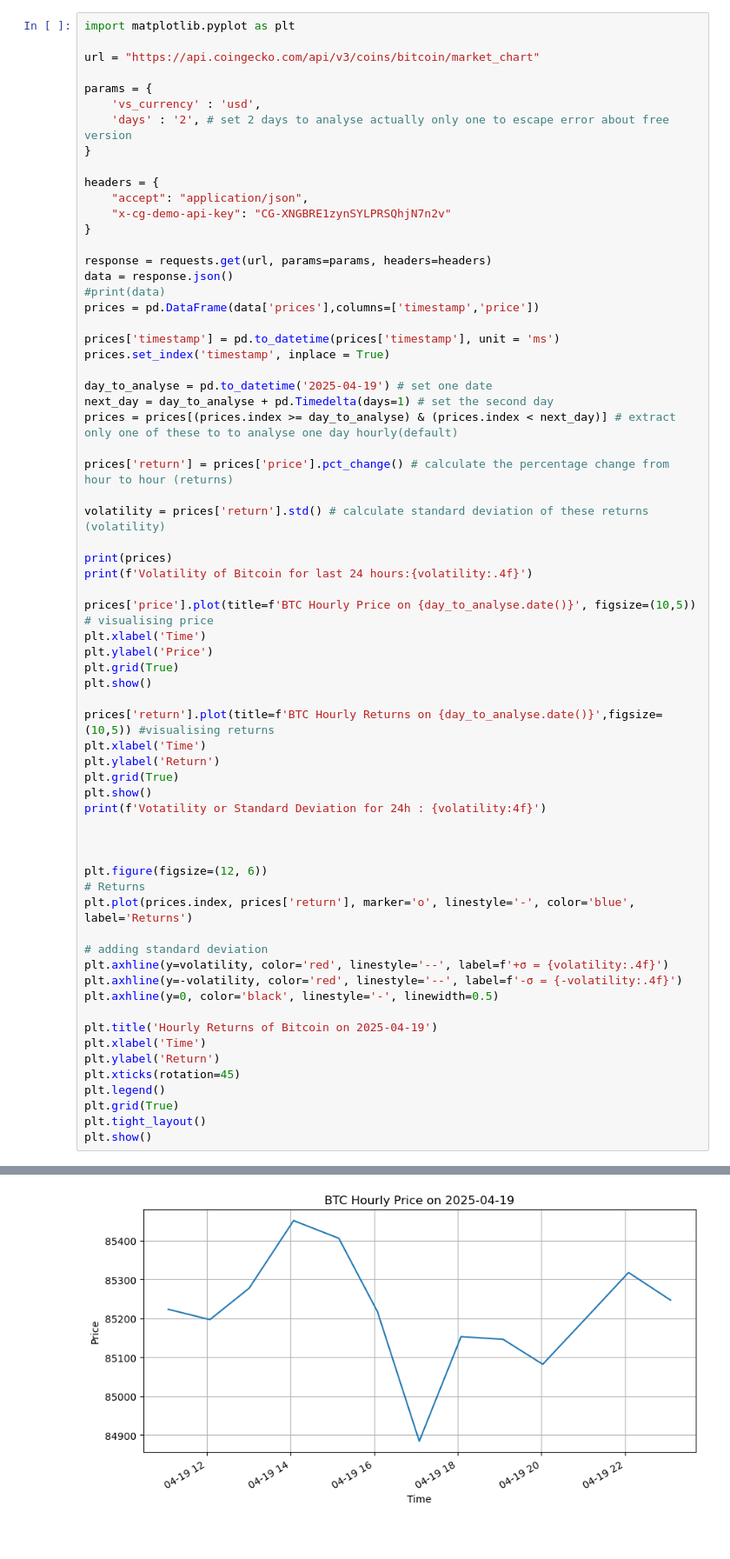
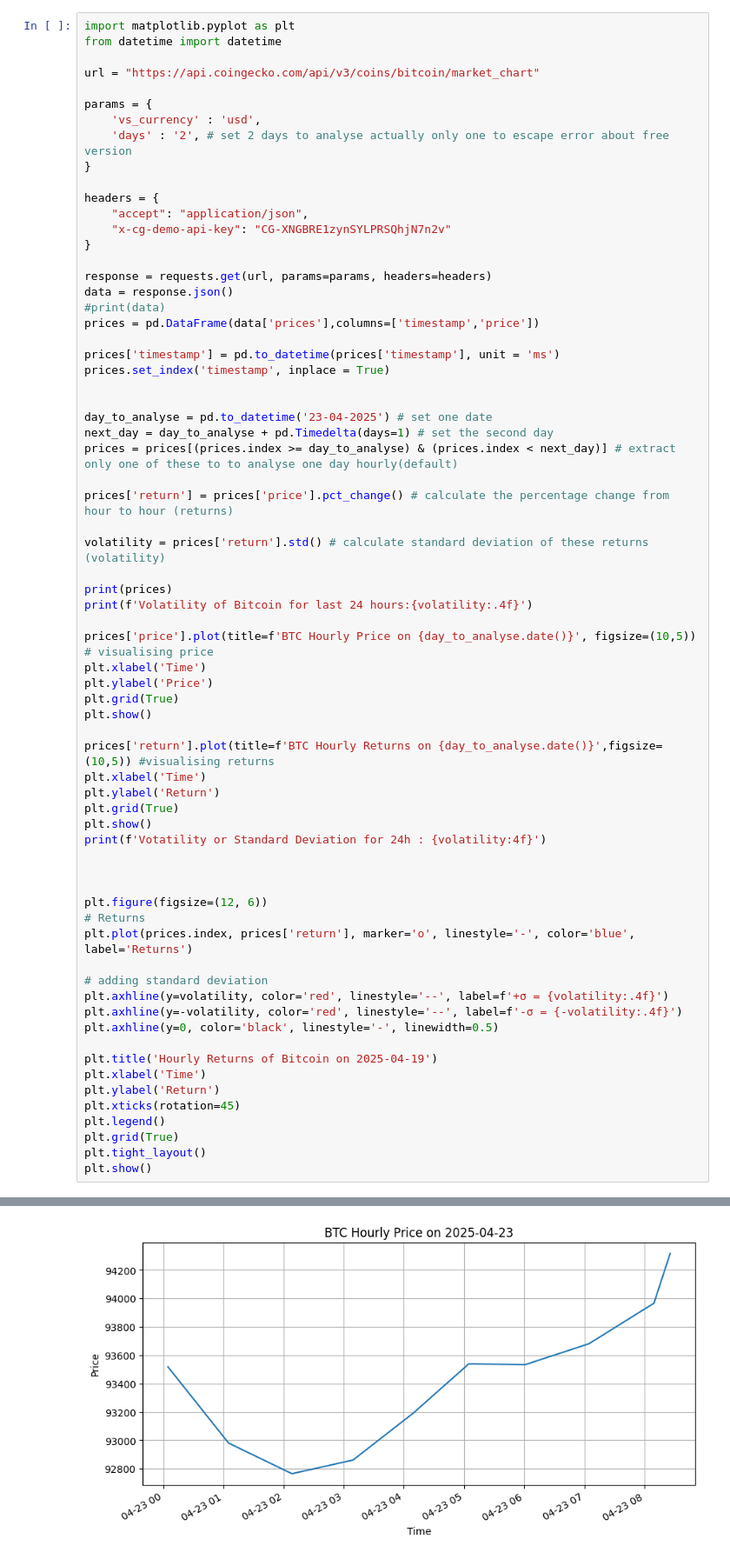
Before and after one commit to moyu1011-hka/hausarbeit-info2, a Jupyter notebook: test_coingecko_with_jupyter.ipynb, the cells around one changed output, grey strips where cells are left out. Shown at 87% size. Saved outputs shown, nothing was run; the diff lists cells and outputs as text; blank space fills up the shorter version.

```diff
--- a/test_coingecko_with_jupyter.ipynb
+++ b/test_coingecko_with_jupyter.ipynb
@@ -48,6 +48,7 @@ print(df)
 12  2025-04-13  85305.097284  2.242893e+10  1.693601e+12
 # %%
 import matplotlib.pyplot as plt
+from datetime import datetime
 
 url = "https://api.coingecko.com/api/v3/coins/bitcoin/market_chart"
 
@@ -69,7 +70,8 @@ prices = pd.DataFrame(data['prices'],columns=['timestamp','price'])
 prices['timestamp'] = pd.to_datetime(prices['timestamp'], unit = 'ms')
 prices.set_index('timestamp', inplace = True)
 
-day_to_analyse = pd.to_datetime('2025-04-19') # set one date
+
+day_to_analyse = pd.to_datetime('23-04-2025') # set one date
 next_day = day_to_analyse + pd.Timedelta(days=1) # set the second day
 prices = prices[(prices.index >= day_to_analyse) & (prices.index < next_day)] # extract only one of these to to analyse one day hourly(default)
 
@@ -132 +131 @@ Volatility of Bitcoin for last 24 hours:0.0019
-[figure, old version]
+[figure, new version]
```
Also changed, not shown: parts of 1 cell of this notebook.
